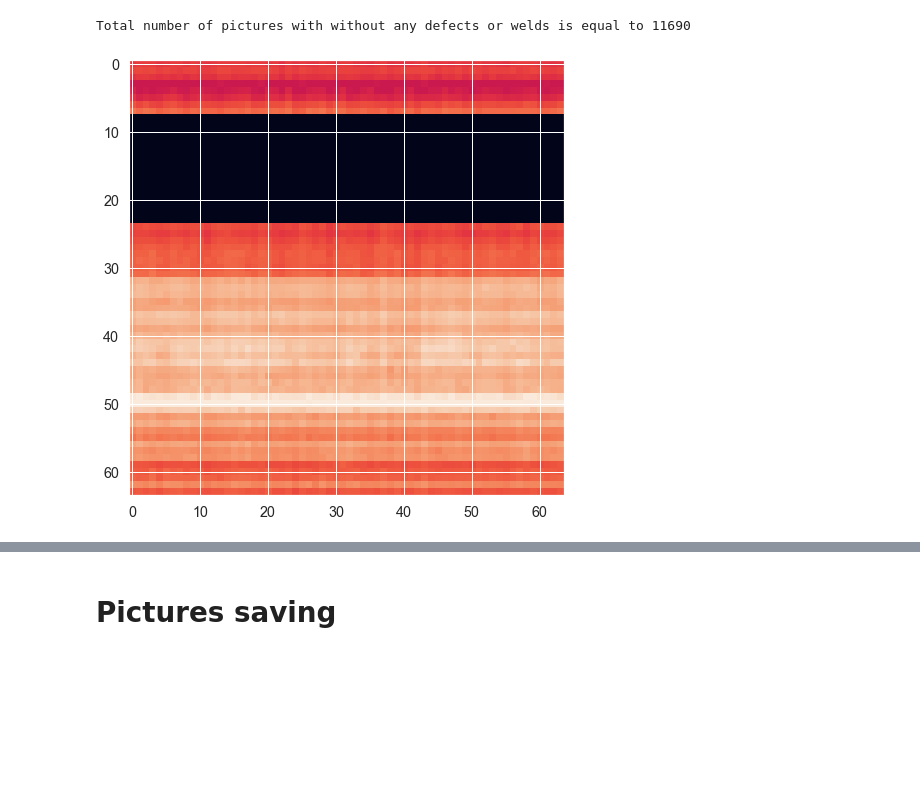
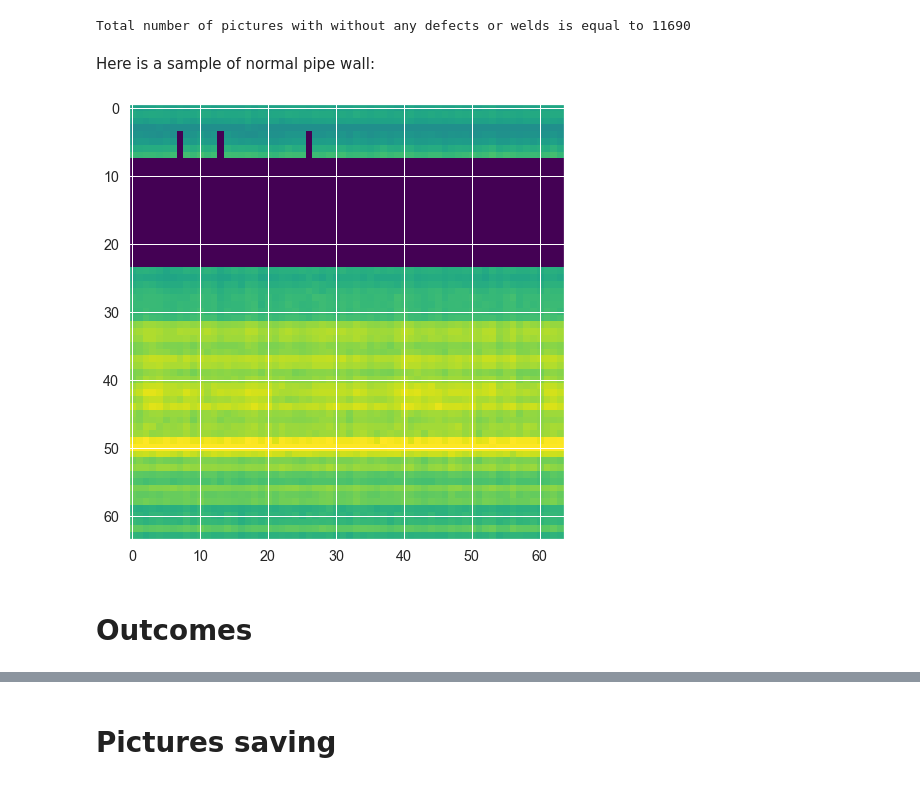
Before and after one commit to waico/CV-for-anomaly-detection-in-industrial-applications, a Jupyter notebook: pipelines/data_preparation_for_defects_detection.ipynb, the cells around one changed output, grey strips where cells are left out. Saved outputs shown, nothing was run; the diff lists cells and outputs as text; code cells hidden in the pictures; blank space fills up the shorter version.

```diff
--- a/pipelines/data_preparation_for_defects_detection.ipynb
+++ b/pipelines/data_preparation_for_defects_detection.ipynb
@@ -205,8 +202,12 @@ normal_pictures = crop_squares_with_normal(df, journal, defects)
 print(f'Total number of pictures with without any defects or welds is equal to {len(normal_pictures)}')
 # %% [output]
 Total number of pictures with without any defects or welds is equal to 11690
+# %% [markdown]
+Here is a sample of normal pipe wall:
 # %%
-plt.imshow(normal_pictures[3])
+plt.imshow(normal_pictures[5], cmap='viridis')
 plt.show()
 # %% [output]
-[figure, old version]
+[figure, new version]
+# %% [markdown]
+# Outcomes
```
Also changed, not shown: parts of 37 cells of this notebook, 8 other files.
